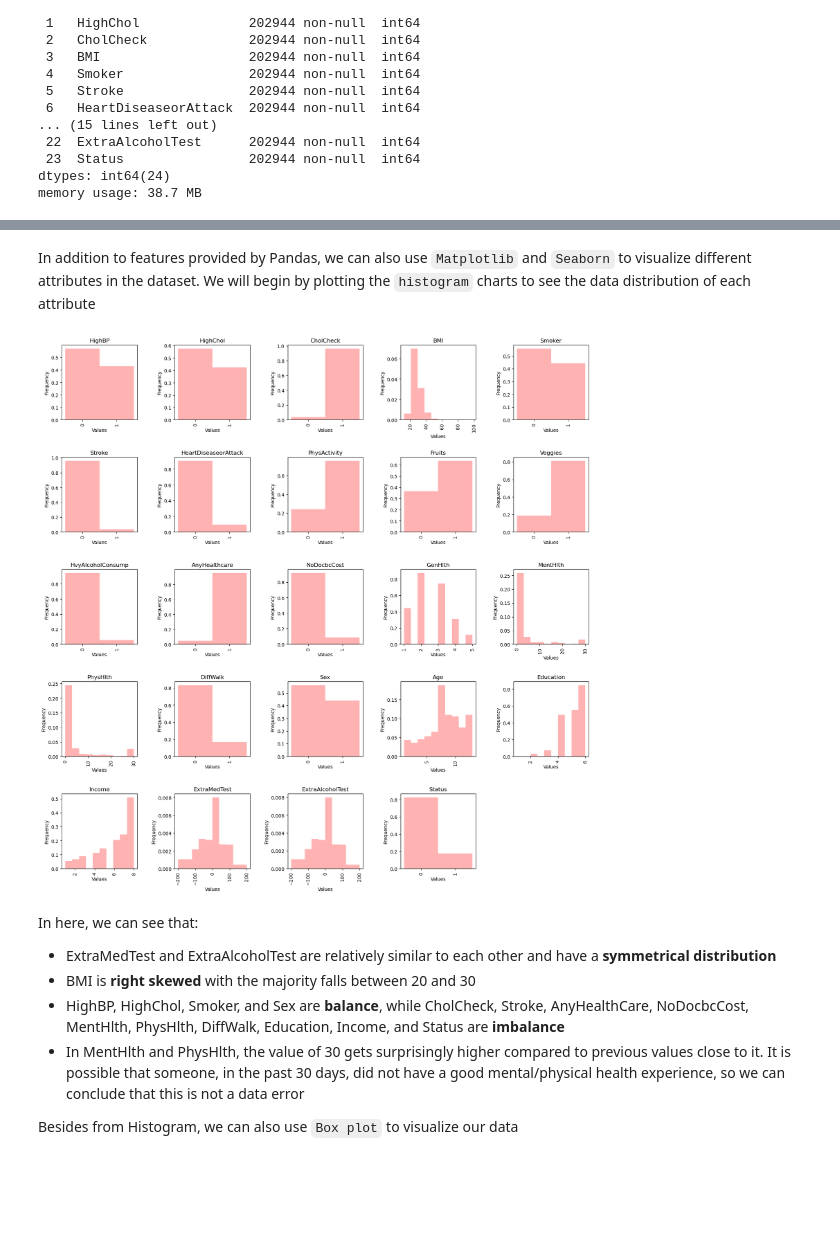
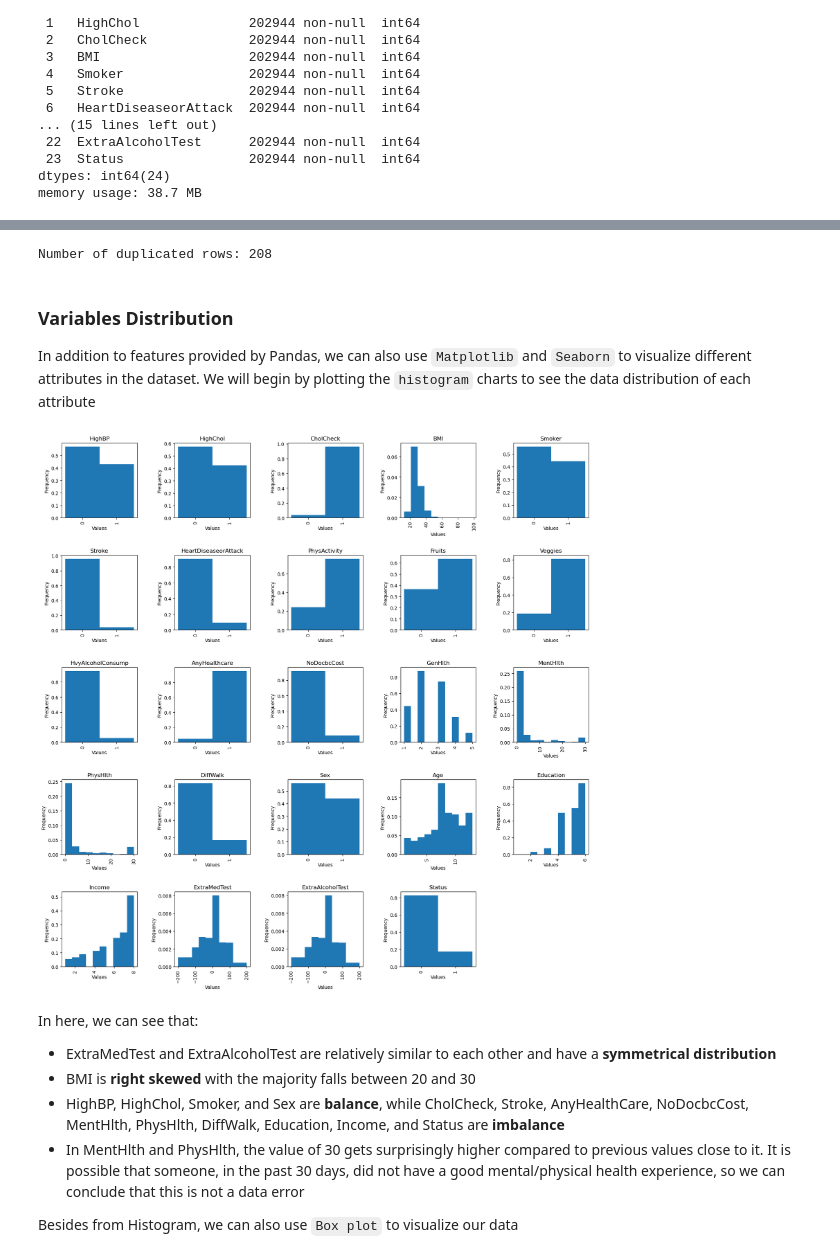
Before and after one commit to ThaiHoangDang/ObesityDetection, a Jupyter notebook: script.ipynb, the cells around one changed output, grey strips where cells are left out. Cells and saved outputs as stored; diff of their text form; code cells hidden in the pictures; blank space fills up the shorter version.

```diff
--- a/script.ipynb
+++ b/script.ipynb
@@ -162,0 +200,7 @@ memory usage: 38.7 MB
+# %%
+# checking unique values in different attributes
+unique_values = {}
+for col in health_data.columns:
+    unique_values[col] = health_data[col].value_counts().shape[0]
+
+pd.DataFrame(unique_values, index=['unique value count'])
@@ -163,38 +210,45 @@ memory usage: 38.7 MB
+# %%
+# checking for number of duplicated rows
+print("Number of duplicated rows:", health_data.duplicated().sum())
+# %% [output]
+Number of duplicated rows: 208
 # %% [markdown]
+### Variables Distribution
+
 In addition to features provided by Pandas, we can also use `Matplotlib` and `Seaborn` to visualize different attributes in the dataset. We will begin by plotting the `histogram` charts to see the data distribution of each attribute
 # %%
 # A function to plot the histogram of attributes in data
 def plot_histogram(data):
     # create a figure to hold different subplots
     plt.figure(figsize=(20,20))
 
     # iterate through each column in data and plot a corresponding histogram
     for i, col in enumerate(data.columns):
         plt.subplot(5,5,i+1)
 
         # check if unique values in the column are only 0 and 1
         if sorted(data[col].unique()) == [0, 1]:
-            plt.hist(data[col], bins=[-0.5, 0.5, 1.5], alpha=0.3, color='r', density=True)
+            plt.hist(data[col], bins=[-0.5, 0.5, 1.5], density=True)
             plt.xticks([0, 1])
         else:
-            plt.hist(data[col], alpha=0.3, color='r', density=True)
+            plt.hist(data[col], density=True)
 
         plt.title(col)
         plt.xticks(rotation='vertical')
 
         # add axis labels
         plt.xlabel('Values')
         plt.ylabel('Frequency')
 
     # add space between each subplot
     plt.subplots_adjust(wspace=0.5, hspace=0.5)
 
     plt.show()
 
 
 plot_histogram(health_data)
 # %% [output]
-[figure, old version]
+[figure, new version]
 # %% [markdown]
 In here, we can see that:
 - ExtraMedTest and ExtraAlcoholTest are relatively similar to each other and have a **symmetrical distribution**
```
Also changed, not shown: parts of 50 cells of this notebook, 3 other files.
